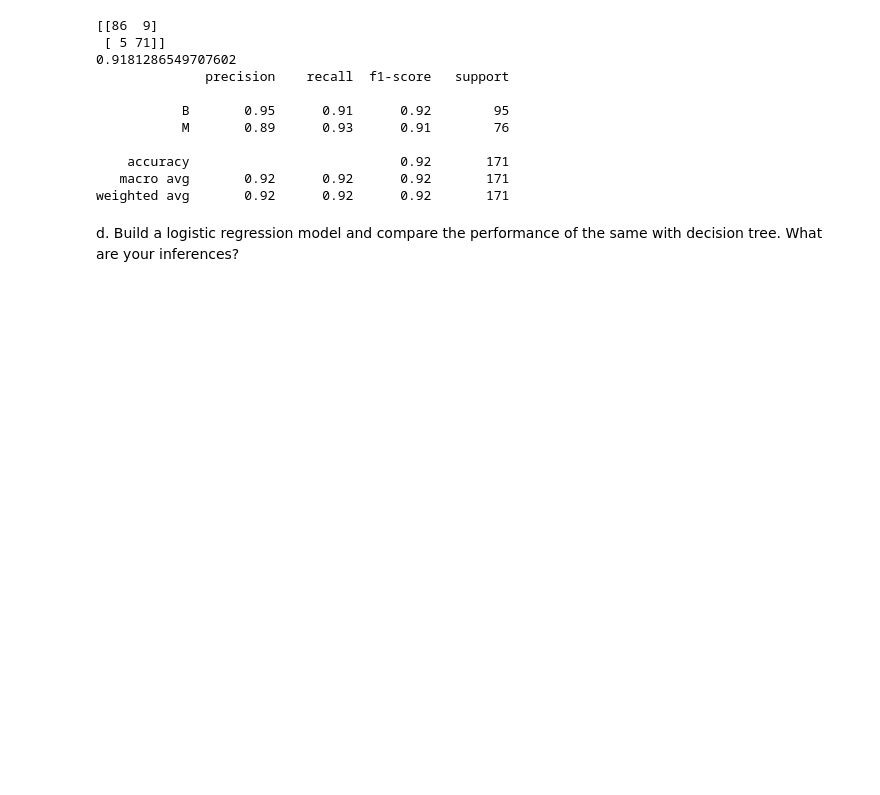
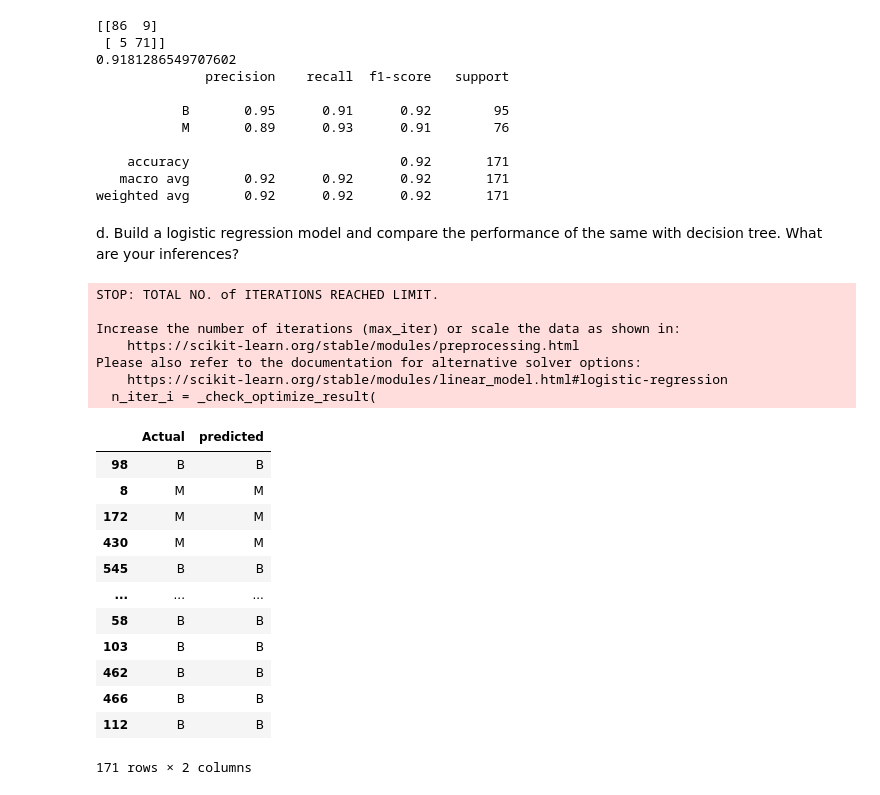
Before and after one commit to mriduldeka/MachineLearning, a Jupyter notebook: AML_CT2_MPA.ipynb, the cells around one changed output. Saved outputs shown, nothing was run; the diff lists cells and outputs as text; code cells hidden in the pictures; blank space fills up the shorter version.

```diff
--- a/AML_CT2_MPA.ipynb
+++ b/AML_CT2_MPA.ipynb
@@ -207,3 +207,36 @@ print(classification_report(ytest,ypredtest))
 weighted avg       0.92      0.92      0.92       171
 # %% [markdown]
 d. Build a logistic regression model and compare the performance of the same with decision tree. What are your inferences?
+# %%
+from sklearn.linear_model import LogisticRegression
+lr=LogisticRegression()
+lr.fit(xtrain,ytrain)
+
+# predict the test data
+ypred=lr.predict(xtest)
+
+ans=pd.DataFrame()
+ans["Actual"]=ytest
+ans["predicted"]=ypred
+ans
+# %% [output]
+STOP: TOTAL NO. of ITERATIONS REACHED LIMIT.
+
+Increase the number of iterations (max_iter) or scale the data as shown in:
+    https://scikit-learn.org/stable/modules/preprocessing.html
+Please also refer to the documentation for alternative solver options:
+    https://scikit-learn.org/stable/modules/linear_model.html#logistic-regression
+  n_iter_i = _check_optimize_result(
+|  | Actual | predicted |
+| 98 | B | B |
+| 8 | M | M |
+| 172 | M | M |
+| 430 | M | M |
+| 545 | B | B |
+| ... | ... | ... |
+| 58 | B | B |
+| 103 | B | B |
+| 462 | B | B |
+| 466 | B | B |
+| 112 | B | B |
+171 rows × 2 columns
```
